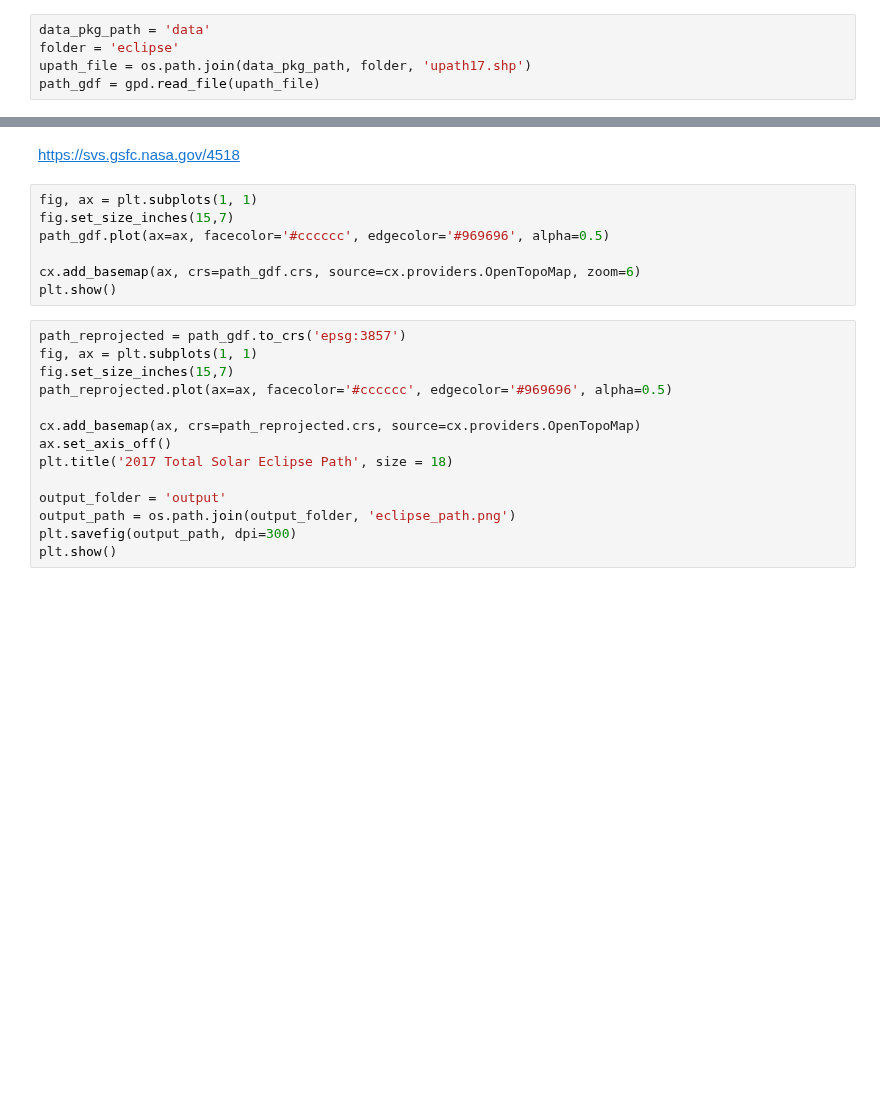
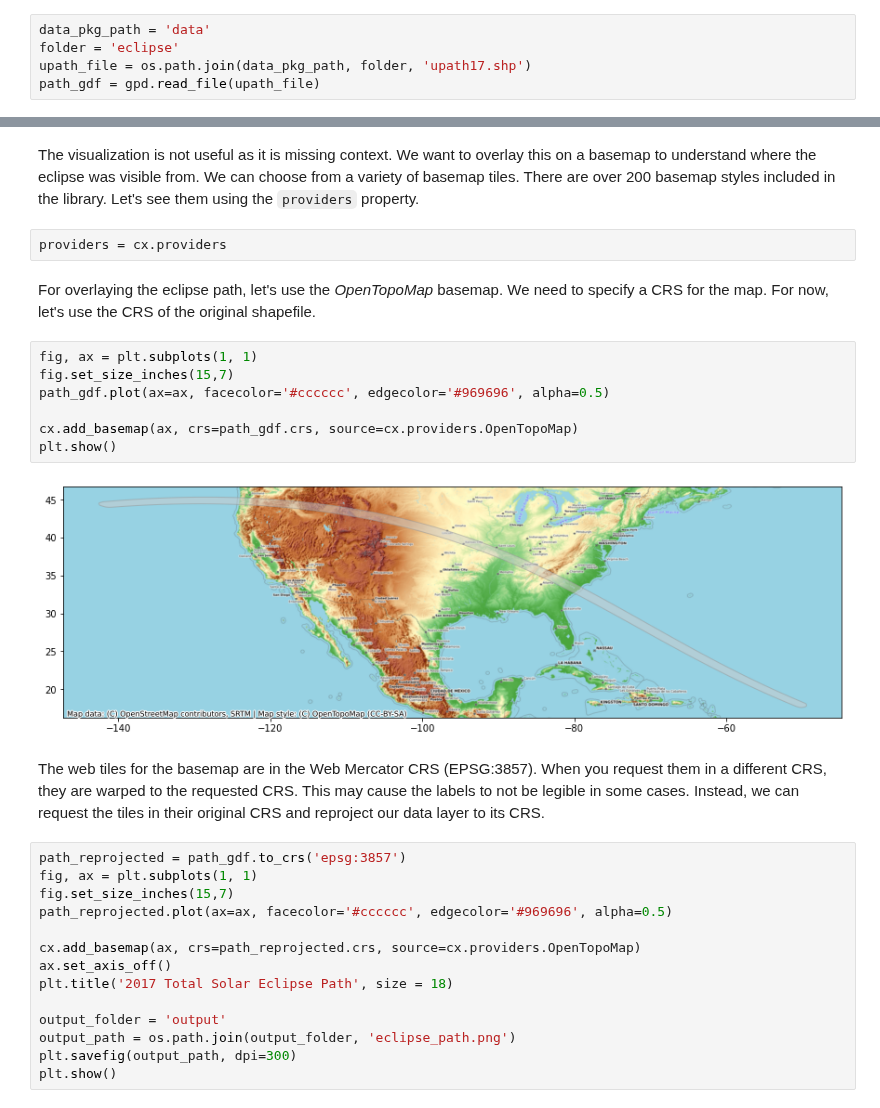
Before and after one commit to spatialthoughts/courses, a Jupyter notebook: code/python_dataviz/04_using_basemaps.ipynb, the cells around one changed output, grey strips where cells are left out. Drawn from its saved outputs; the diff is of its cells as text; blank space fills up the shorter version.

```diff
--- a/code/python_dataviz/04_using_basemaps.ipynb
+++ b/code/python_dataviz/04_using_basemaps.ipynb
@@ -20,12 +28,20 @@ plt.show()
-# %% [markdown]
-https://svs.gsfc.nasa.gov/4518
+# %% [markdown]
+The visualization is not useful as it is missing context. We want to overlay this on a basemap to understand where the eclipse was visible from. We can choose from a variety of basemap tiles. There are over 200 basemap styles included in the library. Let's see them using the `providers` property.
+# %%
+providers = cx.providers
+# %% [markdown]
+For overlaying the eclipse path, let's use the *OpenTopoMap* basemap. We need to specify a CRS for the map. For now, let's use the CRS of the original shapefile.
 # %%
 fig, ax = plt.subplots(1, 1)
 fig.set_size_inches(15,7)
 path_gdf.plot(ax=ax, facecolor='#cccccc', edgecolor='#969696', alpha=0.5)
 
-cx.add_basemap(ax, crs=path_gdf.crs, source=cx.providers.OpenTopoMap, zoom=6)
+cx.add_basemap(ax, crs=path_gdf.crs, source=cx.providers.OpenTopoMap)
 plt.show()
+# %% [output]
+[figure, added]
+# %% [markdown]
+The web tiles for the basemap are in the Web Mercator CRS (EPSG:3857). When you request them in a different CRS, they are warped to the requested CRS. This may cause the labels to not be legible in some cases. Instead, we can request the tiles in their original CRS and reproject our data layer to its CRS.
 # %%
 path_reprojected = path_gdf.to_crs('epsg:3857')
 fig, ax = plt.subplots(1, 1)
```
Also changed, not shown: parts of 6 cells of this notebook, 11 other files.
